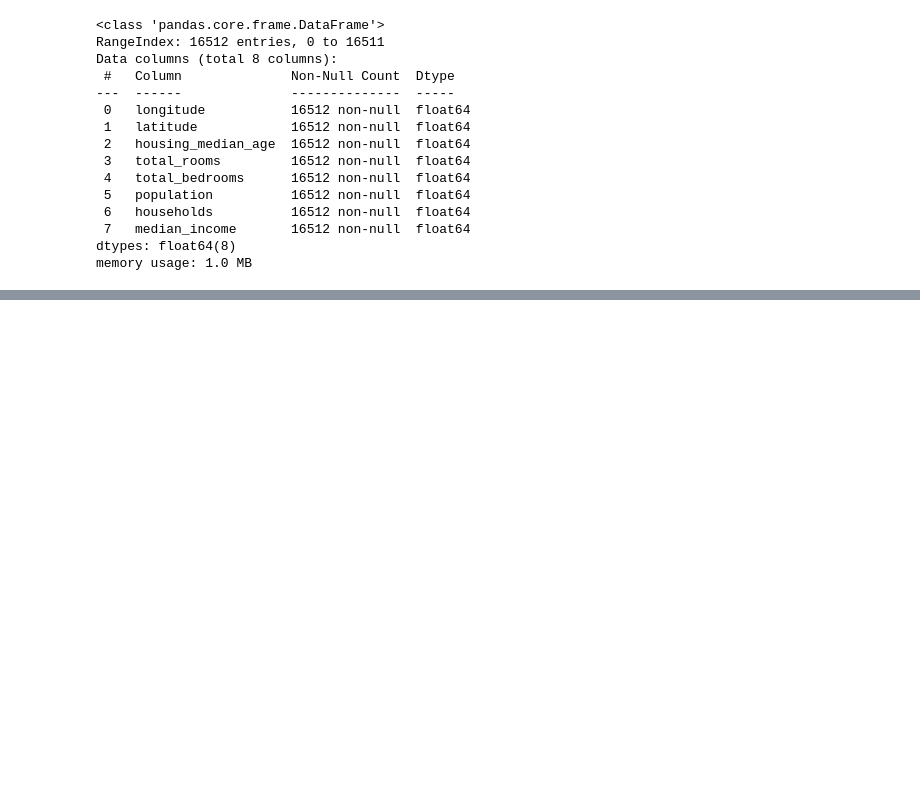
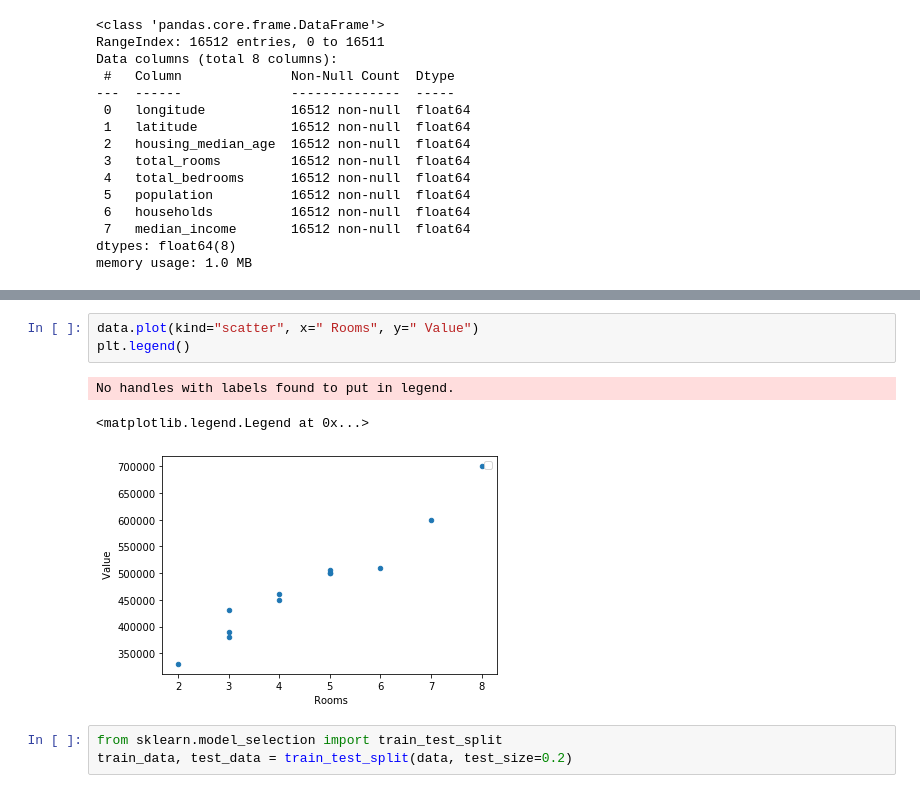
Before and after one commit to DeeJubi/ML, a Jupyter notebook: Project.ipynb, the cells around one changed output, grey strips where cells are left out. Drawn from its saved outputs; the diff is of its cells as text; blank space fills up the shorter version.

```diff
--- a/Project.ipynb
+++ b/Project.ipynb
@@ -214,0 +251,10 @@ memory usage: 1.0 MB
+# %%
+data.plot(kind="scatter", x=" Rooms", y=" Value")
+plt.legend()
+# %% [output]
+No handles with labels found to put in legend.
+<matplotlib.legend.Legend at 0x...>
+[figure, added]
+# %%
+from sklearn.model_selection import train_test_split
+train_data, test_data = train_test_split(data, test_size=0.2)
```
Also changed, not shown: parts of 7 cells of this notebook, 1 other file.
